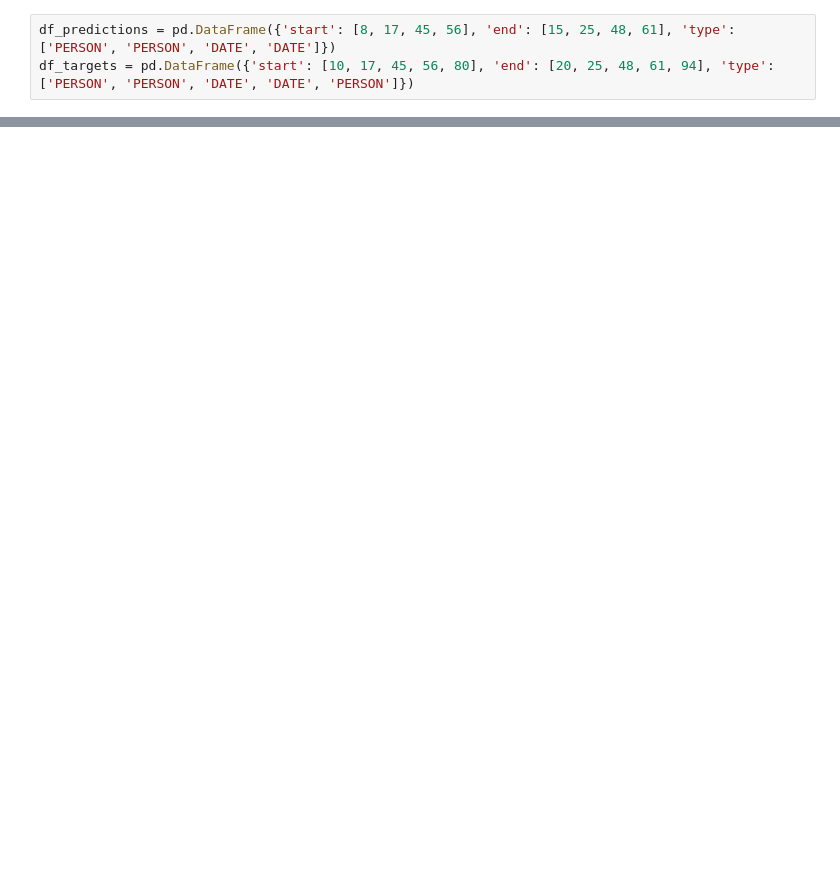
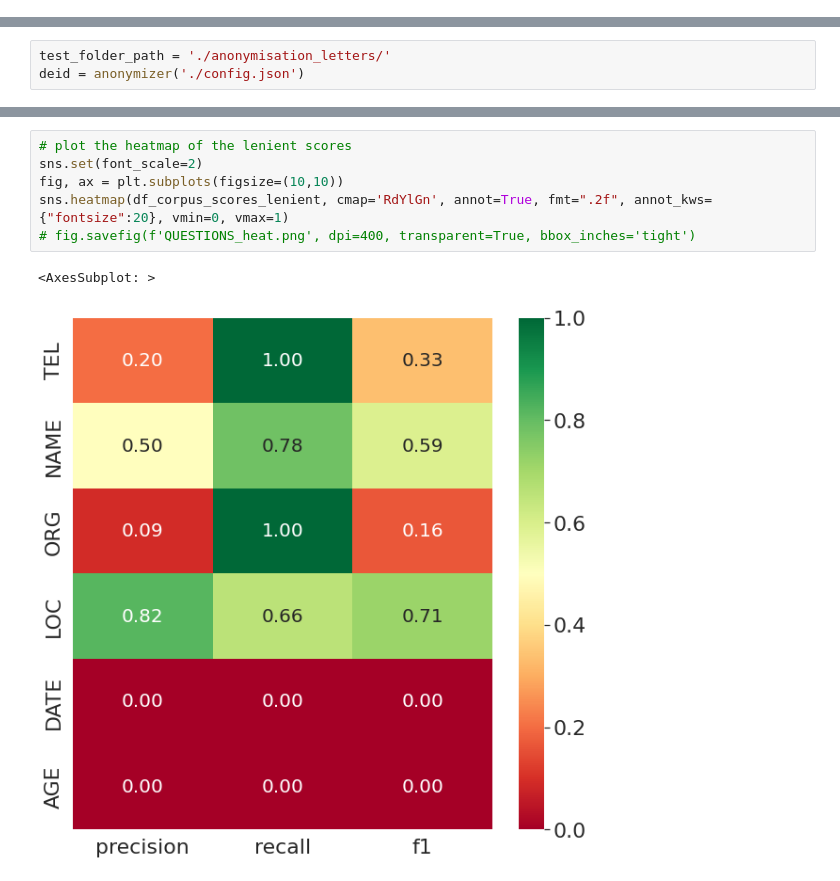
Before and after one commit to cuya26/hbd-anonymization, a Jupyter notebook: evaluation_notebook.ipynb, the cells around one changed output, grey strips where cells are left out. Saved outputs shown, nothing was run; the diff lists cells and outputs as text; blank space fills up the shorter version.

```diff
--- a/evaluation_notebook.ipynb
+++ b/evaluation_notebook.ipynb
@@ -3,3 +0,0 @@ import pandas as pd
-# %%
-df_predictions = pd.DataFrame({'start': [8, 17, 45, 56], 'end': [15, 25, 48, 61], 'type': ['PERSON', 'PERSON', 'DATE', 'DATE']})
-df_targets = pd.DataFrame({'start': [10, 17, 45, 56, 80], 'end': [20, 25, 48, 61, 94], 'type': ['PERSON', 'PERSON', 'DATE', 'DATE', 'PERSON']})
@@ -5,0 +12,3 @@ df_targets = pd.DataFrame({'start': [10, 17, 45, 56, 80], 'end': [20, 25, 48, 61
+# %%
+test_folder_path = './anonymisation_letters/'
+deid = anonymizer('./config.json')
@@ -5,0 +235,9 @@ df_targets = pd.DataFrame({'start': [10, 17, 45, 56, 80], 'end': [20, 25, 48, 61
+# %%
+# plot the heatmap of the lenient scores
+sns.set(font_scale=2)
+fig, ax = plt.subplots(figsize=(10,10))
+sns.heatmap(df_corpus_scores_lenient, cmap='RdYlGn', annot=True, fmt=".2f", annot_kws={"fontsize":20}, vmin=0, vmax=1)
+# fig.savefig(f'QUESTIONS_heat.png', dpi=400, transparent=True, bbox_inches='tight')
+# %% [output]
+<AxesSubplot: >
+[figure, added]
```
Also changed, not shown: parts of 32 cells of this notebook, 2 other files.
